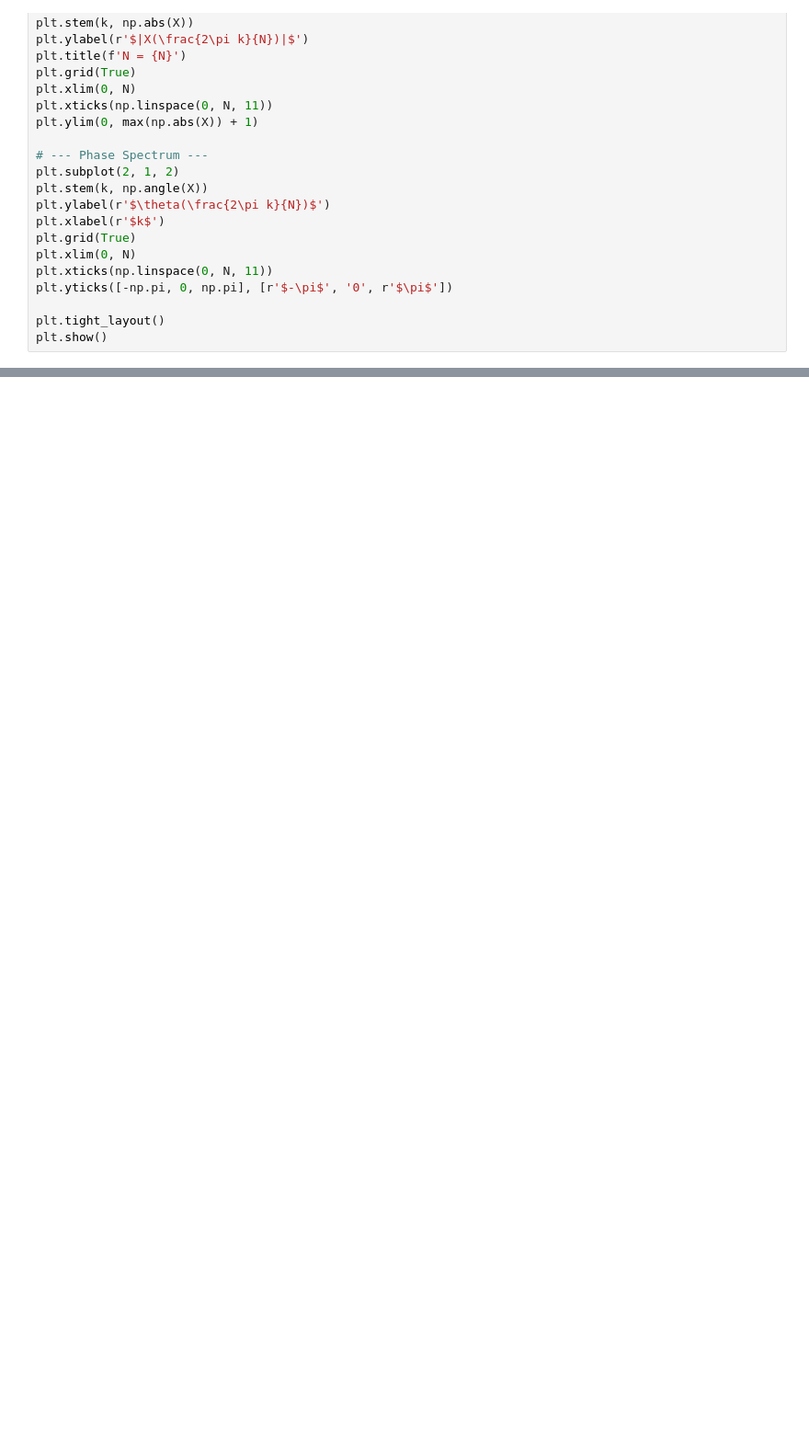
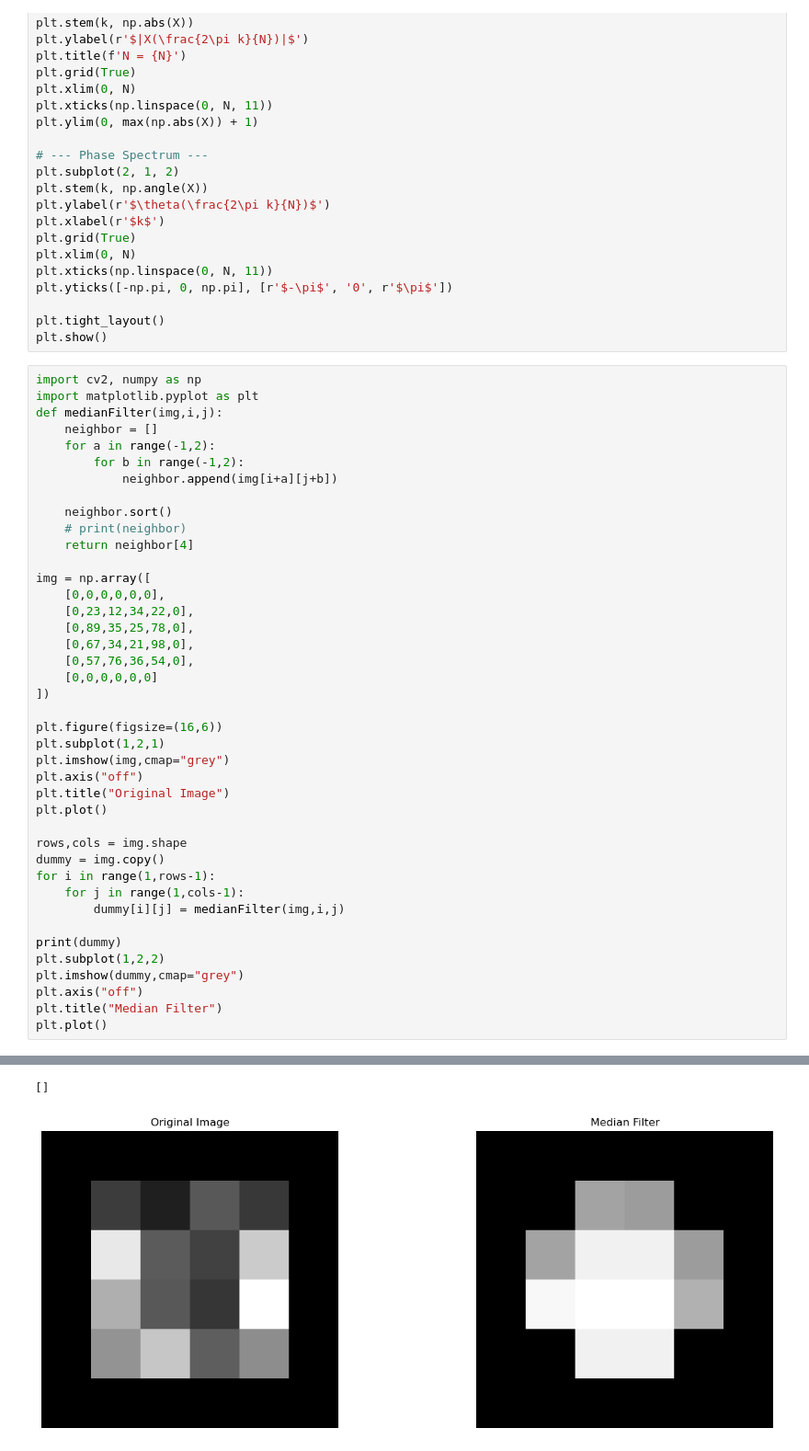
Before and after one commit to GalaxyAnnihilator/ImageProcessing, a Jupyter notebook: ffttest.ipynb, the cells around one changed output, grey strips where cells are left out. Shown at 92% size. Saved outputs shown, nothing was run; the diff lists cells and outputs as text; blank space fills up the shorter version.

```diff
--- a/ffttest.ipynb
+++ b/ffttest.ipynb
@@ -50,3 +50,45 @@ plt.yticks([-np.pi, 0, np.pi], [r'$-\pi$', '0', r'$\pi$'])
 
 plt.tight_layout()
 plt.show()
+# %%
+import cv2, numpy as np
+import matplotlib.pyplot as plt
+def medianFilter(img,i,j):
+    neighbor = []
+    for a in range(-1,2):
+        for b in range(-1,2):
+            neighbor.append(img[i+a][j+b])
+
+    neighbor.sort()
+    # print(neighbor)
+    return neighbor[4]
+
+img = np.array([
+    [0,0,0,0,0,0],
+    [0,23,12,34,22,0],
+    [0,89,35,25,78,0],
+    [0,67,34,21,98,0],
+    [0,57,76,36,54,0],
+    [0,0,0,0,0,0]
+])
+
+plt.figure(figsize=(16,6))
+plt.subplot(1,2,1)
+plt.imshow(img,cmap="grey")
+plt.axis("off")
+plt.title("Original Image")
+plt.plot()
+
+rows,cols = img.shape
+dummy = img.copy()
+for i in range(1,rows-1):
+    for j in range(1,cols-1):
+        dummy[i][j] = medianFilter(img,i,j)
+
+print(dummy)
+plt.subplot(1,2,2)
+plt.imshow(dummy,cmap="grey")
+plt.axis("off")
+plt.title("Median Filter")
+plt.plot()
+# %% [output]
@@ -52,0 +101,2 @@ plt.show()
+[]
+[figure, added]
```
Also changed, not shown: parts of 1 cell of this notebook, 2 other files.
